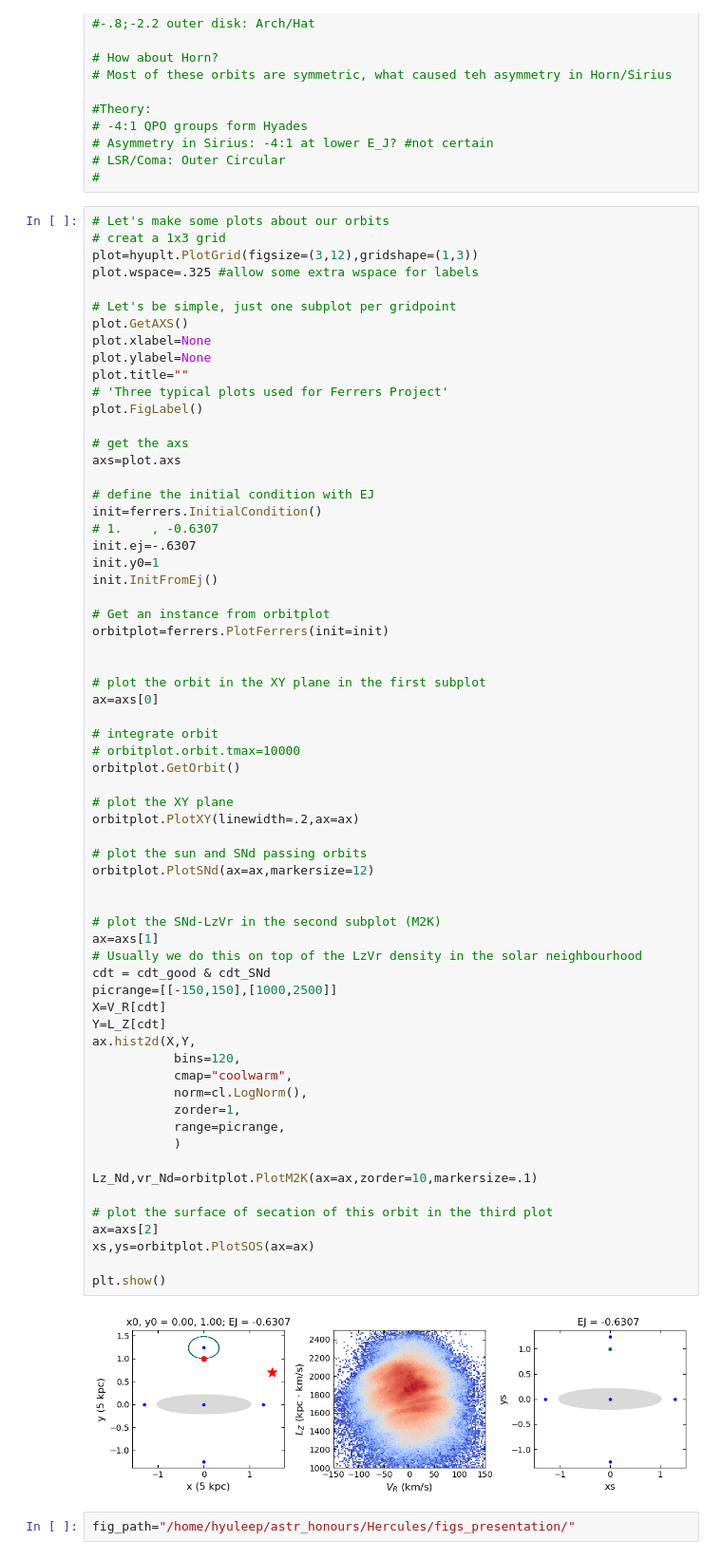
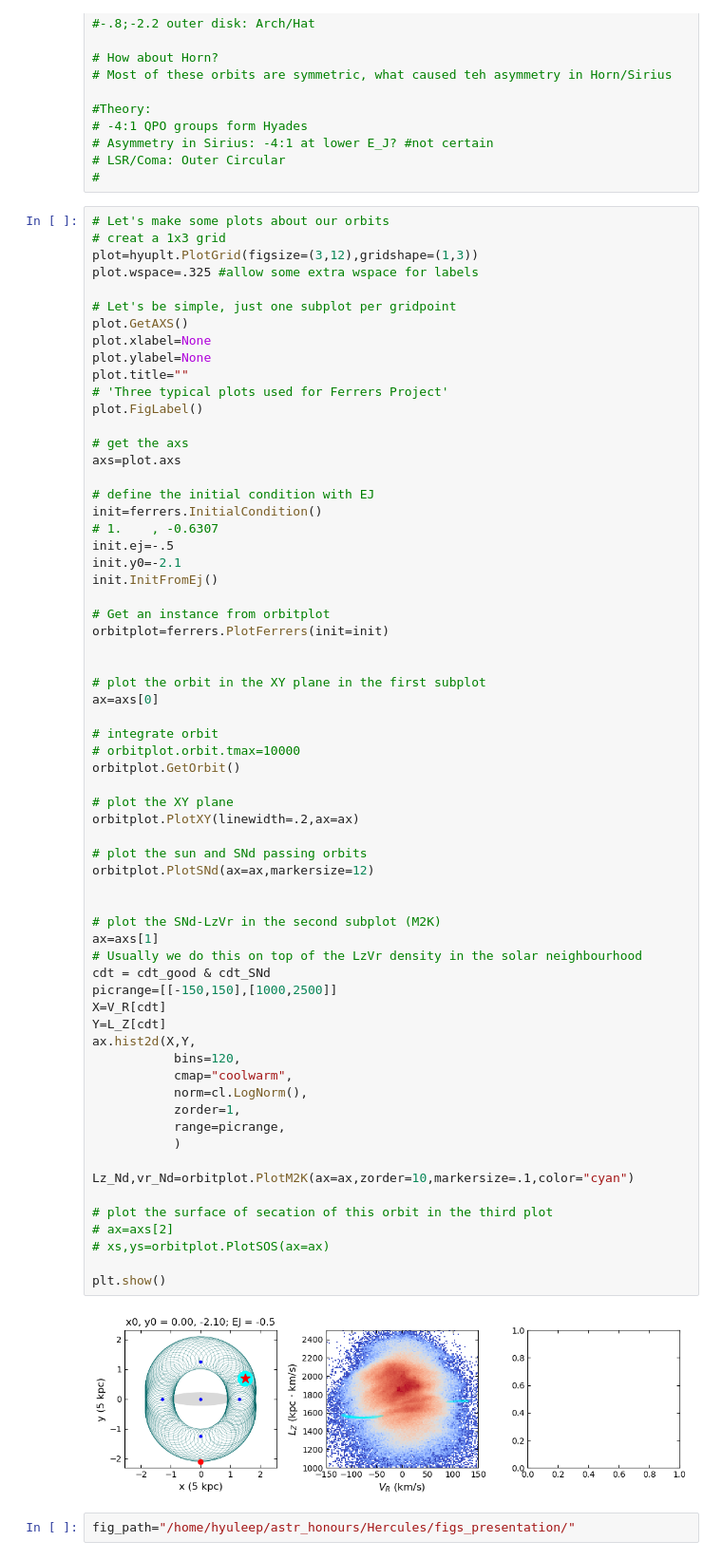
Before and after one commit to HYuLeeP/FerrersModel, a Jupyter notebook: main.ipynb, the cells around one changed output. Shown: that part at 95% size. Saved outputs shown, nothing was run; the diff lists cells and outputs as text.

```diff
--- a/main.ipynb
+++ b/main.ipynb
@@ -60,8 +60,8 @@ axs=plot.axs
 # define the initial condition with EJ
 init=ferrers.InitialCondition()
 # 1.    , -0.6307
-init.ej=-.6307
-init.y0=1
+init.ej=-.5
+init.y0=-2.1
 init.InitFromEj()
 
 # Get an instance from orbitplot
@@ -75,37 +75,37 @@ ax=axs[0]
 # orbitplot.orbit.tmax=10000
 orbitplot.GetOrbit()
 
 # plot the XY plane
 orbitplot.PlotXY(linewidth=.2,ax=ax)
 
 # plot the sun and SNd passing orbits
 orbitplot.PlotSNd(ax=ax,markersize=12)
 
 
 # plot the SNd-LzVr in the second subplot (M2K)
 ax=axs[1]
 # Usually we do this on top of the LzVr density in the solar neighbourhood
 cdt = cdt_good & cdt_SNd
 picrange=[[-150,150],[1000,2500]]
 X=V_R[cdt]
 Y=L_Z[cdt]
 ax.hist2d(X,Y,
            bins=120,
            cmap="coolwarm",
            norm=cl.LogNorm(),
            zorder=1,
            range=picrange,
            )
 
-Lz_Nd,vr_Nd=orbitplot.PlotM2K(ax=ax,zorder=10,markersize=.1)
+Lz_Nd,vr_Nd=orbitplot.PlotM2K(ax=ax,zorder=10,markersize=.1,color="cyan")
 
 # plot the surface of secation of this orbit in the third plot
-ax=axs[2]
-xs,ys=orbitplot.PlotSOS(ax=ax)
+# ax=axs[2]
+# xs,ys=orbitplot.PlotSOS(ax=ax)
 
 plt.show()
 # %% [output]
-[figure, old version]
+[figure, new version]
 # %%
 fig_path="/home/hyuleep/astr_honours/Hercules/figs_presentation/"
 # %%
```
Also changed, not shown: 1 other file.
